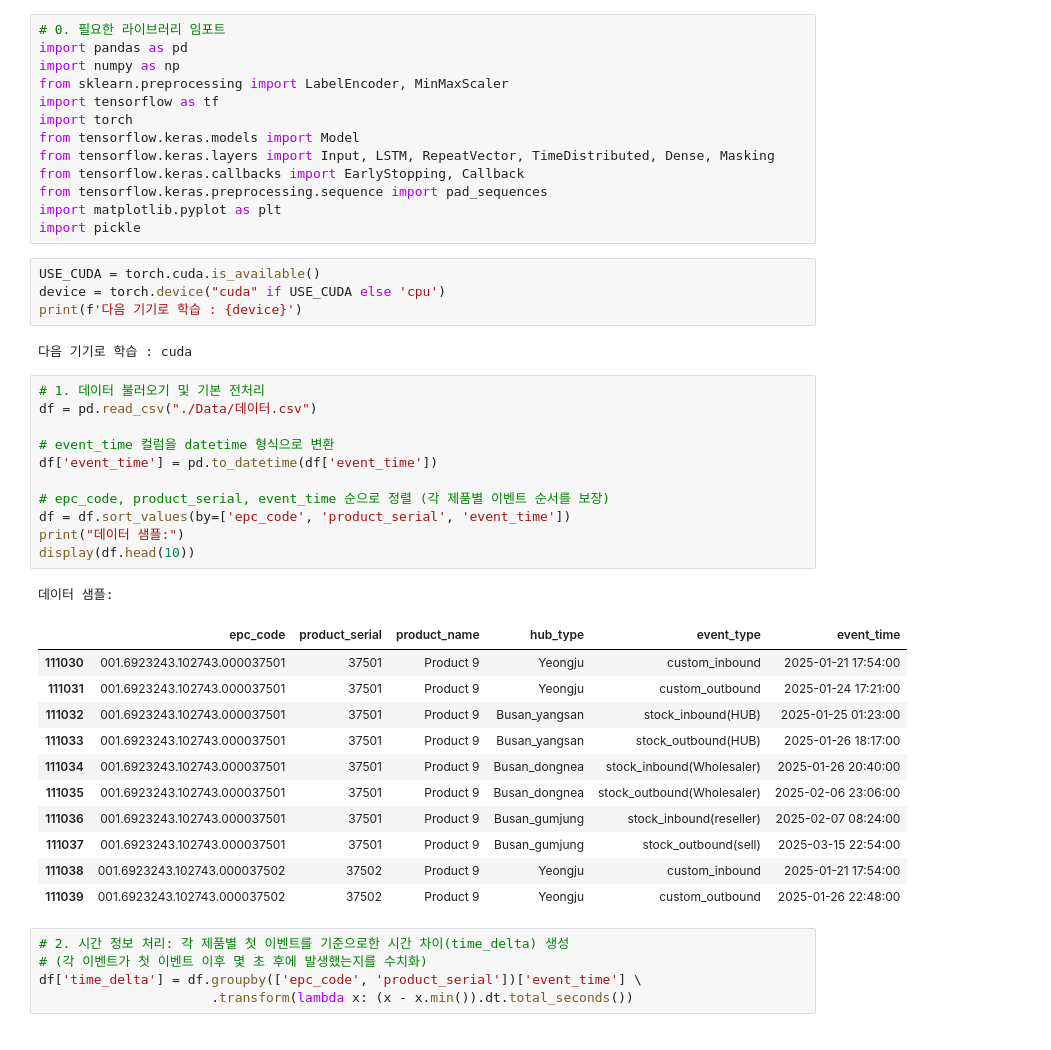
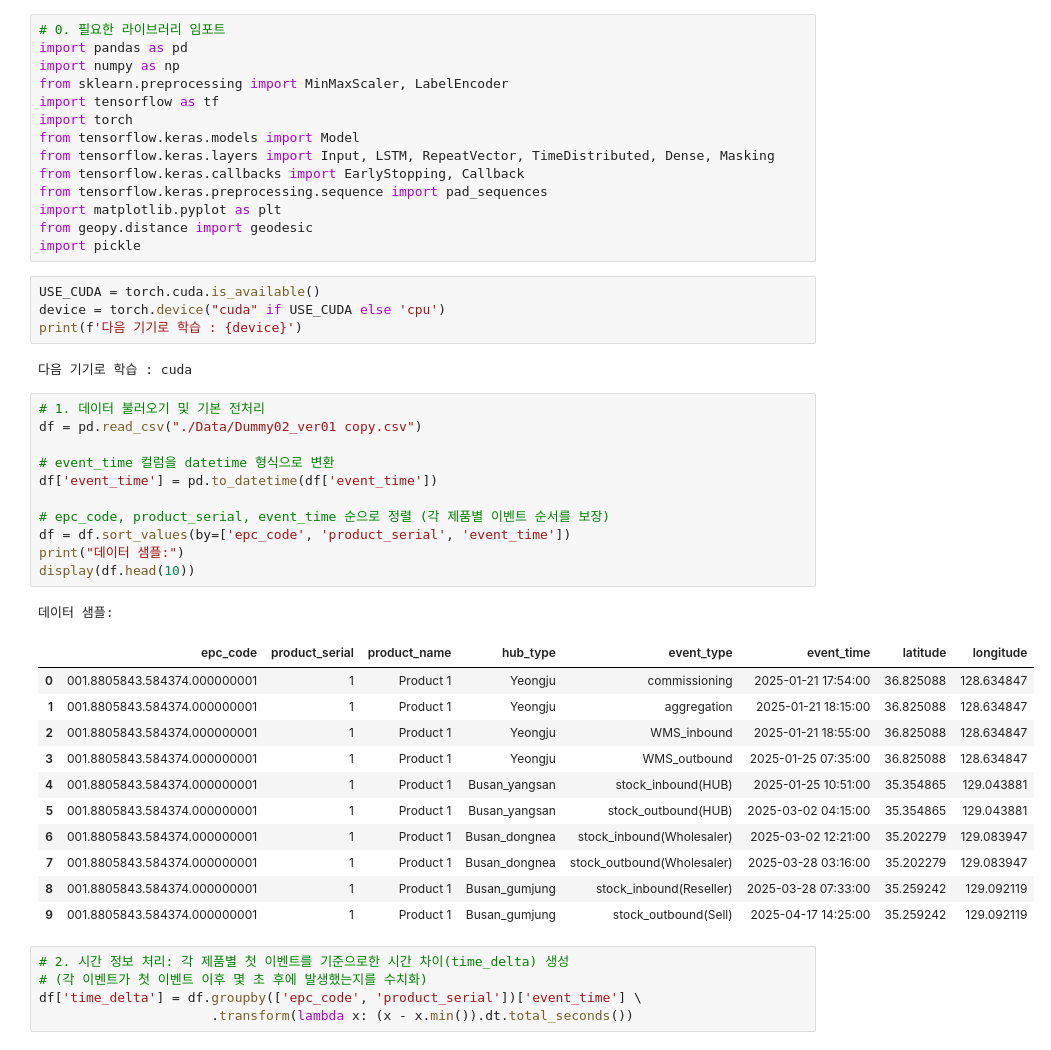
Before and after one commit to lenoau/AI_Project, a Jupyter notebook: Deep_Learning/LSTM.ipynb, the cells around one changed output. Saved outputs shown, nothing was run; the diff lists cells and outputs as text.

```diff
--- a/Deep_Learning/LSTM.ipynb
+++ b/Deep_Learning/LSTM.ipynb
@@ -2,7 +2,7 @@
 # 0. 필요한 라이브러리 임포트
 import pandas as pd
 import numpy as np
-from sklearn.preprocessing import LabelEncoder, MinMaxScaler
+from sklearn.preprocessing import MinMaxScaler, LabelEncoder
 import tensorflow as tf
 import torch
 from tensorflow.keras.models import Model
@@ -10,6 +10,7 @@ from tensorflow.keras.layers import Input, LSTM, RepeatVector, TimeDistributed,
 from tensorflow.keras.callbacks import EarlyStopping, Callback
 from tensorflow.keras.preprocessing.sequence import pad_sequences
 import matplotlib.pyplot as plt
+from geopy.distance import geodesic
 import pickle
 # %%
 USE_CUDA = torch.cuda.is_available()
@@ -19,28 +20,28 @@ print(f'다음 기기로 학습 : {device}')
 다음 기기로 학습 : cuda
 # %%
 # 1. 데이터 불러오기 및 기본 전처리
-df = pd.read_csv("./Data/데이터.csv")
+df = pd.read_csv("./Data/Dummy02_ver01 copy.csv")
 
 # event_time 컬럼을 datetime 형식으로 변환
 df['event_time'] = pd.to_datetime(df['event_time'])
 
 # epc_code, product_serial, event_time 순으로 정렬 (각 제품별 이벤트 순서를 보장)
 df = df.sort_values(by=['epc_code', 'product_serial', 'event_time'])
 print("데이터 샘플:")
 display(df.head(10))
 # %% [output]
 데이터 샘플:
-|  | epc_code | product_serial | product_name | hub_type | event_type | event_time |
-| 111030 | 001.6923243.102743.000037501 | 37501 | Product 9 | Yeongju | custom_inbound | 2025-01-21 17:54:00 |
-| 111031 | 001.6923243.102743.000037501 | 37501 | Product 9 | Yeongju | custom_outbound | 2025-01-24 17:21:00 |
-| 111032 | 001.6923243.102743.000037501 | 37501 | Product 9 | Busan_yangsan | stock_inbound(HUB) | 2025-01-25 01:23:00 |
-| 111033 | 001.6923243.102743.000037501 | 37501 | Product 9 | Busan_yangsan | stock_outbound(HUB) | 2025-01-26 18:17:00 |
-| 111034 | 001.6923243.102743.000037501 | 37501 | Product 9 | Busan_dongnea | stock_inbound(Wholesaler) | 2025-01-26 20:40:00 |
-| 111035 | 001.6923243.102743.000037501 | 37501 | Product 9 | Busan_dongnea | stock_outbound(Wholesaler) | 2025-02-06 23:06:00 |
-| 111036 | 001.6923243.102743.000037501 | 37501 | Product 9 | Busan_gumjung | stock_inbound(reseller) | 2025-02-07 08:24:00 |
-| 111037 | 001.6923243.102743.000037501 | 37501 | Product 9 | Busan_gumjung | stock_outbound(sell) | 2025-03-15 22:54:00 |
-| 111038 | 001.6923243.102743.000037502 | 37502 | Product 9 | Yeongju | custom_inbound | 2025-01-21 17:54:00 |
-| 111039 | 001.6923243.102743.000037502 | 37502 | Product 9 | Yeongju | custom_outbound | 2025-01-26 22:48:00 |
+|  | epc_code | product_serial | product_name | hub_type | event_type | event_time | latitude | longitude |
+| 0 | 001.8805843.584374.000000001 | 1 | Product 1 | Yeongju | commissioning | 2025-01-21 17:54:00 | 36.825088 | 128.634847 |
+| 1 | 001.8805843.584374.000000001 | 1 | Product 1 | Yeongju | aggregation | 2025-01-21 18:15:00 | 36.825088 | 128.634847 |
+| 2 | 001.8805843.584374.000000001 | 1 | Product 1 | Yeongju | WMS_inbound | 2025-01-21 18:55:00 | 36.825088 | 128.634847 |
+| 3 | 001.8805843.584374.000000001 | 1 | Product 1 | Yeongju | WMS_outbound | 2025-01-25 07:35:00 | 36.825088 | 128.634847 |
+| 4 | 001.8805843.584374.000000001 | 1 | Product 1 | Busan_yangsan | stock_inbound(HUB) | 2025-01-25 10:51:00 | 35.354865 | 129.043881 |
+| 5 | 001.8805843.584374.000000001 | 1 | Product 1 | Busan_yangsan | stock_outbound(HUB) | 2025-03-02 04:15:00 | 35.354865 | 129.043881 |
+| 6 | 001.8805843.584374.000000001 | 1 | Product 1 | Busan_dongnea | stock_inbound(Wholesaler) | 2025-03-02 12:21:00 | 35.202279 | 129.083947 |
+| 7 | 001.8805843.584374.000000001 | 1 | Product 1 | Busan_dongnea | stock_outbound(Wholesaler) | 2025-03-28 03:16:00 | 35.202279 | 129.083947 |
+| 8 | 001.8805843.584374.000000001 | 1 | Product 1 | Busan_gumjung | stock_inbound(Reseller) | 2025-03-28 07:33:00 | 35.259242 | 129.092119 |
+| 9 | 001.8805843.584374.000000001 | 1 | Product 1 | Busan_gumjung | stock_outbound(Sell) | 2025-04-17 14:25:00 | 35.259242 | 129.092119 |
 # %%
 # 2. 시간 정보 처리: 각 제품별 첫 이벤트를 기준으로한 시간 차이(time_delta) 생성
 # (각 이벤트가 첫 이벤트 이후 몇 초 후에 발생했는지를 수치화)
```
Also changed, not shown: parts of 5 cells of this notebook, 25 other files.
